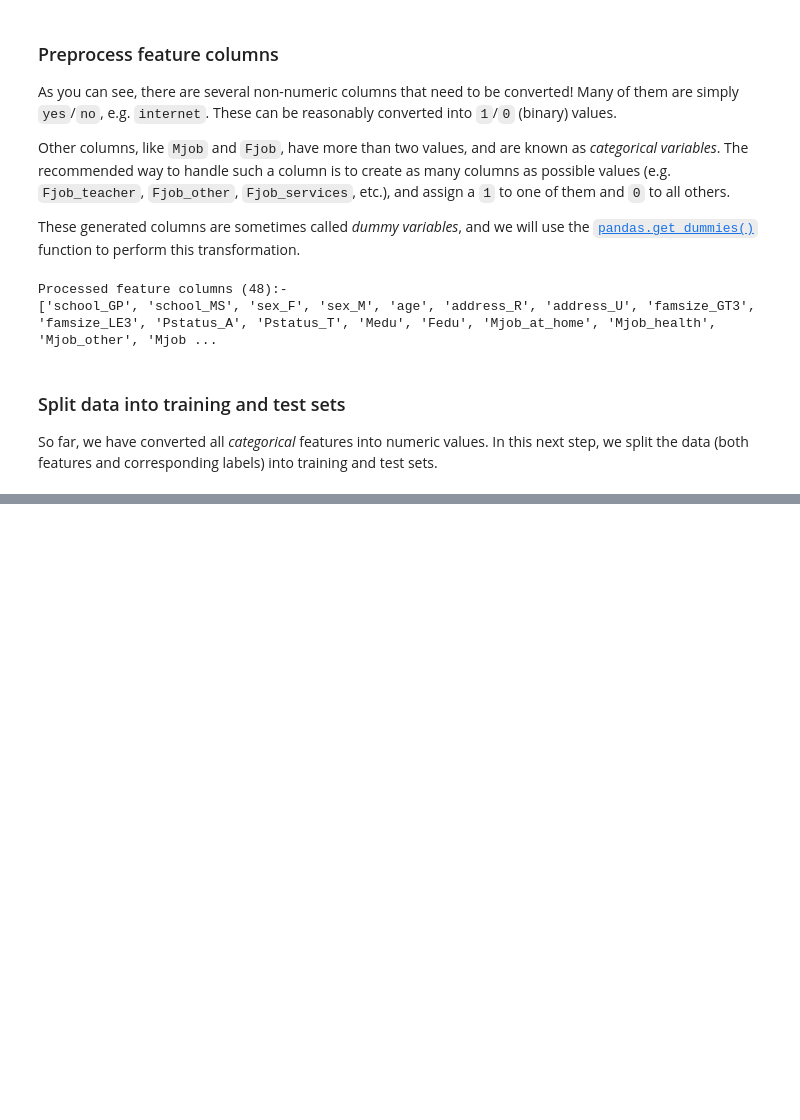
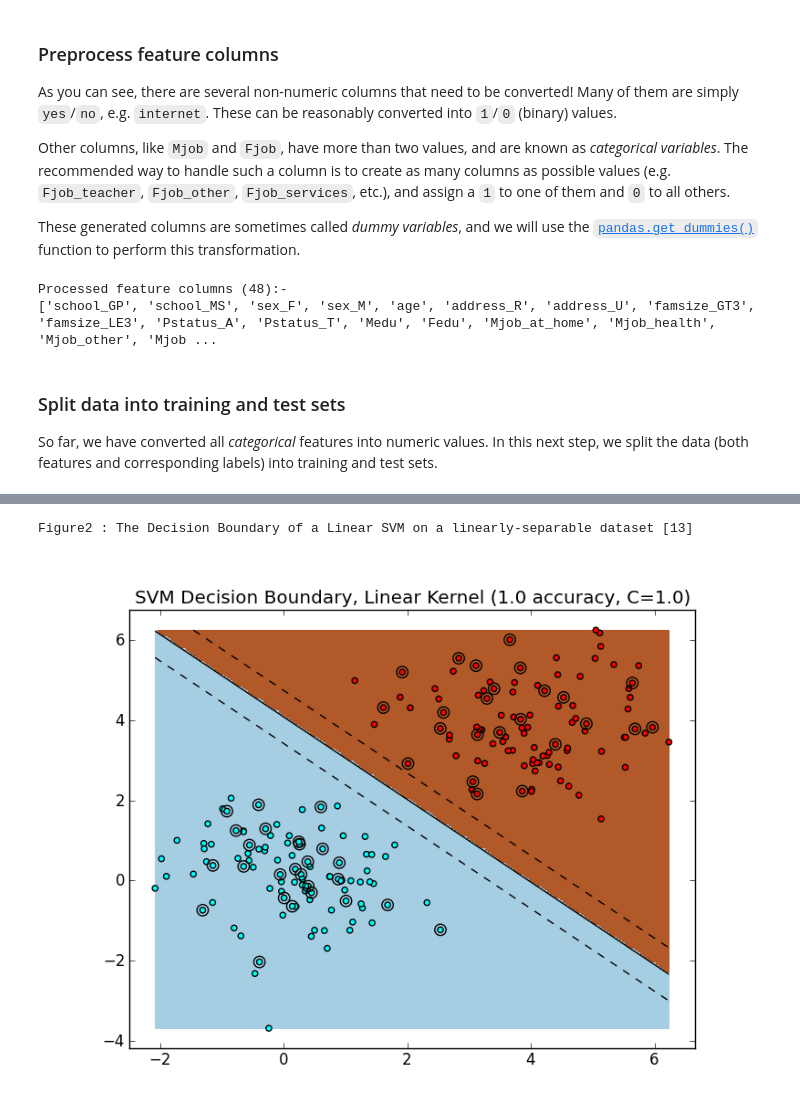
Before and after one commit to shamol84/nanodegree, a Jupyter notebook: 1603student_intervention/student_intervention.ipynb, the cells around one changed output, grey strips where cells are left out. Cells and saved outputs as stored; diff of their text form; code cells hidden in the pictures; blank space fills up the shorter version.

```diff
--- a/1603student_intervention/student_intervention.ipynb
+++ b/1603student_intervention/student_intervention.ipynb
@@ -441,0 +468,7 @@ After a thorough grid-search, final F<sub>1</sub> score is 0.871, which is very
+# %%
+print ("Figure2 : The Decision Boundary of a Linear SVM on a linearly-separable dataset [13]")
+from IPython.display import Image
+Image("images/svm1.png")
+# %% [output]
+Figure2 : The Decision Boundary of a Linear SVM on a linearly-separable dataset [13]
+[figure, added]
```
Also changed, not shown: parts of 19 cells of this notebook, 2 other files.
